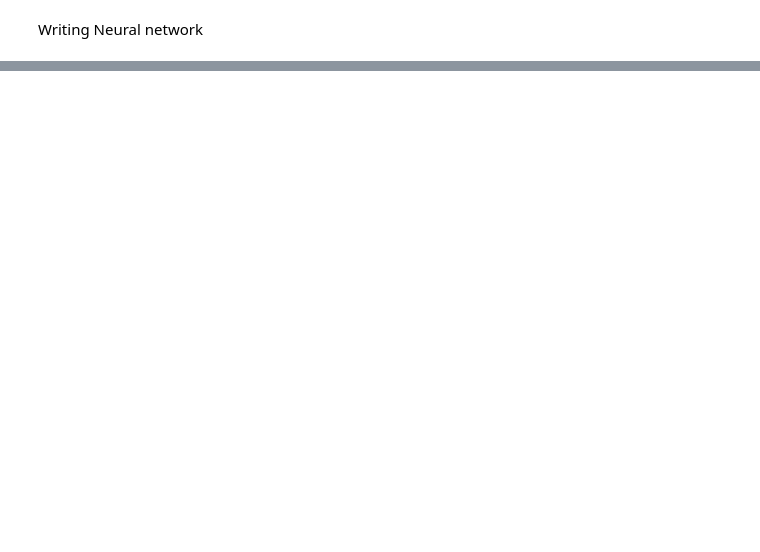
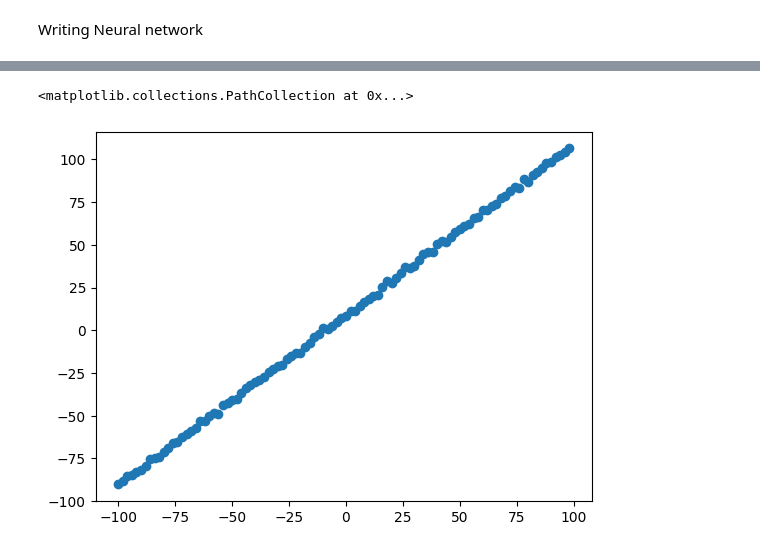
Before and after one commit to dibkb/tensorflow-udemy, a Jupyter notebook: neural_regression.ipynb, the cells around one changed output, grey strips where cells are left out. Cells and saved outputs as stored; diff of their text form; code cells hidden in the pictures; blank space fills up the shorter version.

```diff
--- a/neural_regression.ipynb
+++ b/neural_regression.ipynb
@@ -93,0 +179,6 @@ array([[16.268654],
+# %%
+X = tf.range(-100,100,2)
+X = tf.cast(X,dtype=tf.float32)
+# %%
+noise = tf.random.normal(shape=(100,), mean=0, stddev=1)
+y = X + 9 + noise
@@ -93,0 +223,5 @@ array([[16.268654],
+# %%
+plt.scatter(X,y)
+# %% [output]
+<matplotlib.collections.PathCollection at 0x...>
+[figure, added]
```
Also changed, not shown: parts of 17 cells of this notebook.
